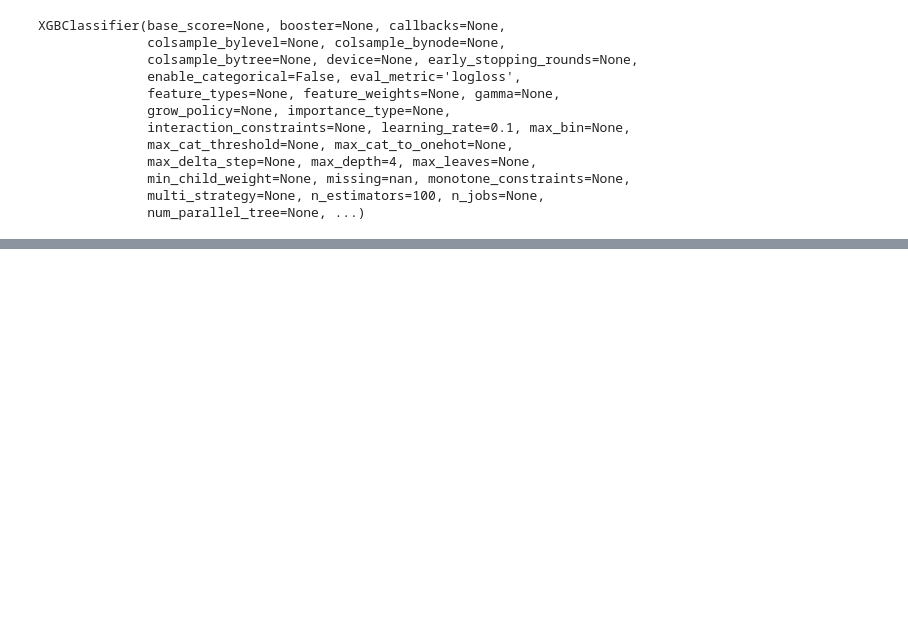
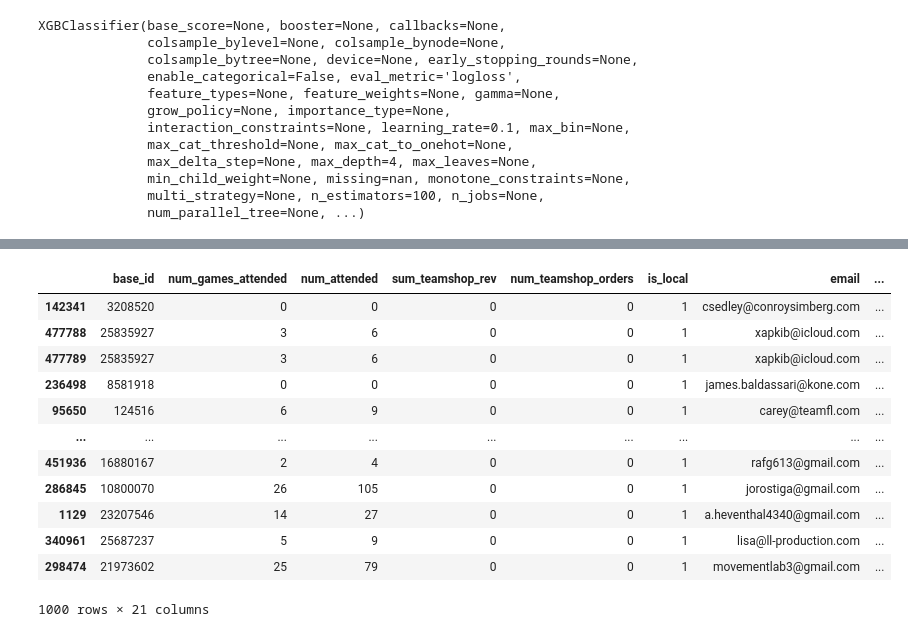
Before and after one commit to riffere-fla/pandas_party, a Jupyter notebook: lead_scoring.ipynb, the cells around one changed output, grey strips where cells are left out. Saved outputs shown, nothing was run; the diff lists cells and outputs as text; code cells hidden in the pictures; blank space fills up the shorter version.

```diff
--- a/lead_scoring.ipynb
+++ b/lead_scoring.ipynb
@@ -980,0 +1054,16 @@ final_test_df['predicted'].quantile(.95)
+# %%
+final_test_df.nlargest(1000, "predicted")
+# %% [output]
+|  | base_id | num_games_attended | num_attended | sum_teamshop_rev | num_teamshop_orders | is_local | email | ... |
+| 142341 | 3208520 | 0 | 0 | 0 | 0 | 1 | csedley@conroysimberg.com | ... |
+| 477788 | 25835927 | 3 | 6 | 0 | 0 | 1 | xapkib@icloud.com | ... |
+| 477789 | 25835927 | 3 | 6 | 0 | 0 | 1 | xapkib@icloud.com | ... |
+| 236498 | 8581918 | 0 | 0 | 0 | 0 | 1 | james.baldassari@kone.com | ... |
+| 95650 | 124516 | 6 | 9 | 0 | 0 | 1 | carey@teamfl.com | ... |
+| ... | ... | ... | ... | ... | ... | ... | ... | ... |
+| 451936 | 16880167 | 2 | 4 | 0 | 0 | 1 | rafg613@gmail.com | ... |
+| 286845 | 10800070 | 26 | 105 | 0 | 0 | 1 | jorostiga@gmail.com | ... |
+| 1129 | 23207546 | 14 | 27 | 0 | 0 | 1 | a.heventhal4340@gmail.com | ... |
+| 340961 | 25687237 | 5 | 9 | 0 | 0 | 1 | lisa@ll-production.com | ... |
+| 298474 | 21973602 | 25 | 79 | 0 | 0 | 1 | movementlab3@gmail.com | ... |
+1000 rows × 21 columns
```
Also changed, not shown: parts of 10 cells of this notebook.
